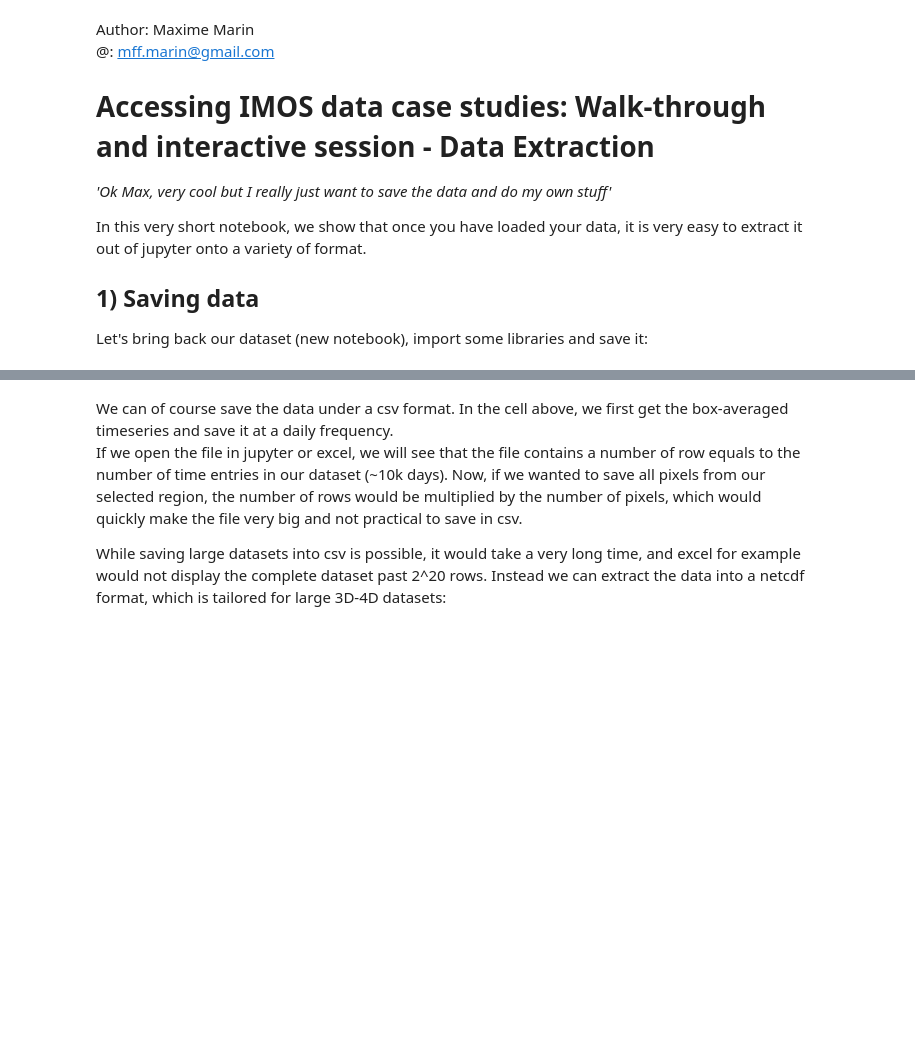
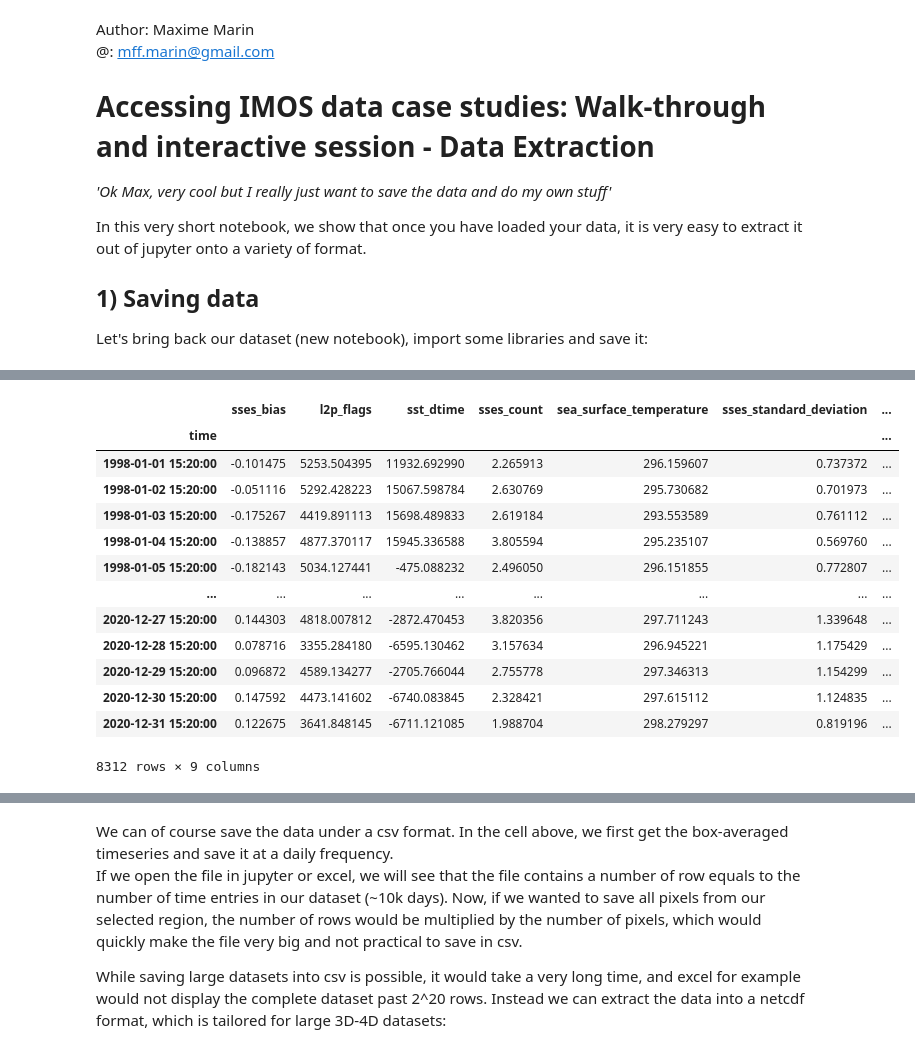
Before and after one commit to IOMRC/intake-aodn, a Jupyter notebook: notebooks/case_study/4_Case_Study_Data_extraction.ipynb, the cells around one changed output, grey strips where cells are left out. Drawn from its saved outputs; the diff is of its cells as text; code cells hidden in the pictures; blank space fills up the shorter version.

```diff
--- a/notebooks/case_study/4_Case_Study_Data_extraction.ipynb
+++ b/notebooks/case_study/4_Case_Study_Data_extraction.ipynb
@@ -21,5 +51,22 @@ from intake_aodn.utils import save_netcdf
 # %%
 import xarray as xr
 data = xr.open_dataset('Example_Data.nc')
+# %%
+data.mean(dim=['longitude','latitude']).to_dataframe()
+# %% [output]
+|  | sses_bias | l2p_flags | sst_dtime | sses_count | sea_surface_temperature | sses_standard_deviation | ... |
+| time |  |  |  |  |  |  | ... |
+| 1998-01-01 15:20:00 | -0.101475 | 5253.504395 | 11932.692990 | 2.265913 | 296.159607 | 0.737372 | ... |
+| 1998-01-02 15:20:00 | -0.051116 | 5292.428223 | 15067.598784 | 2.630769 | 295.730682 | 0.701973 | ... |
+| 1998-01-03 15:20:00 | -0.175267 | 4419.891113 | 15698.489833 | 2.619184 | 293.553589 | 0.761112 | ... |
+| 1998-01-04 15:20:00 | -0.138857 | 4877.370117 | 15945.336588 | 3.805594 | 295.235107 | 0.569760 | ... |
+| 1998-01-05 15:20:00 | -0.182143 | 5034.127441 | -475.088232 | 2.496050 | 296.151855 | 0.772807 | ... |
+| ... | ... | ... | ... | ... | ... | ... | ... |
+| 2020-12-27 15:20:00 | 0.144303 | 4818.007812 | -2872.470453 | 3.820356 | 297.711243 | 1.339648 | ... |
+| 2020-12-28 15:20:00 | 0.078716 | 3355.284180 | -6595.130462 | 3.157634 | 296.945221 | 1.175429 | ... |
+| 2020-12-29 15:20:00 | 0.096872 | 4589.134277 | -2705.766044 | 2.755778 | 297.346313 | 1.154299 | ... |
+| 2020-12-30 15:20:00 | 0.147592 | 4473.141602 | -6740.083845 | 2.328421 | 297.615112 | 1.124835 | ... |
+| 2020-12-31 15:20:00 | 0.122675 | 3641.848145 | -6711.121085 | 1.988704 | 298.279297 | 0.819196 | ... |
+8312 rows × 9 columns
 # %%
 %%time
```
Also changed, not shown: parts of 6 cells of this notebook, 1 other file.
